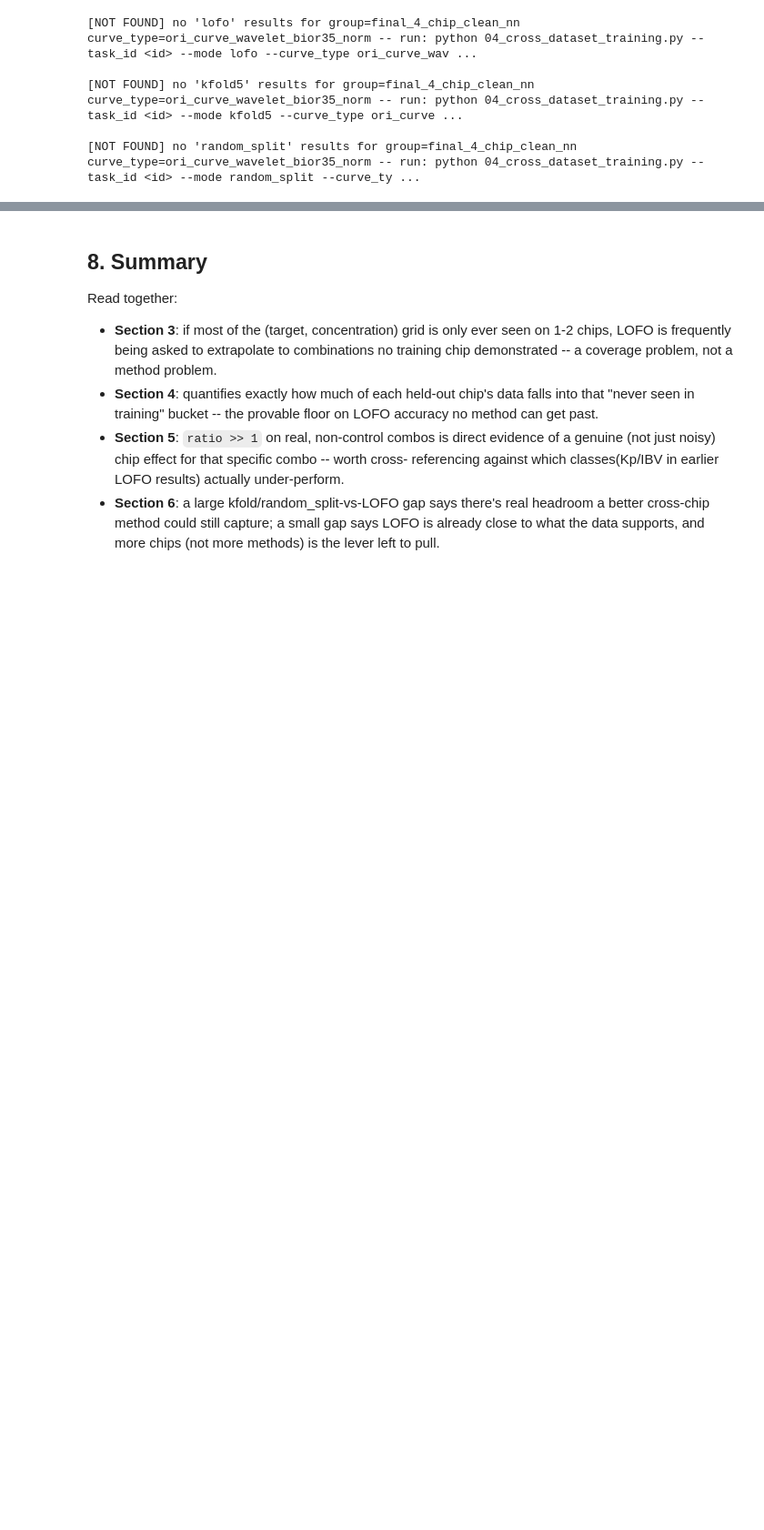
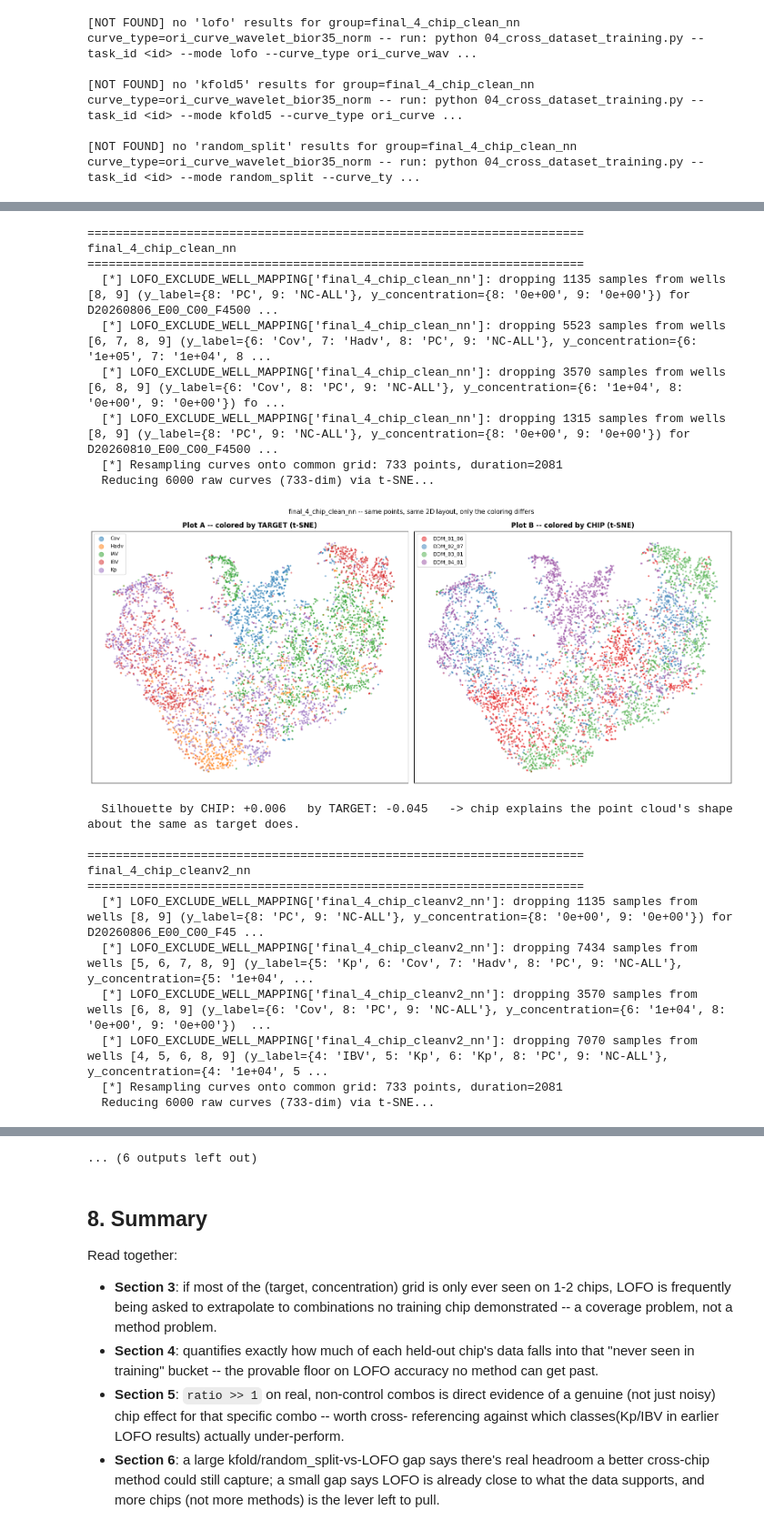
Before and after one commit to kautsarg/POC_DDM, a Jupyter notebook: gk_code/main/notebooks/20260816-lofo_data_coverage_diagnosis.ipynb, the cells around one changed output, grey strips where cells are left out. Shown at 91% size. Saved outputs shown, nothing was run; the diff lists cells and outputs as text; code cells hidden in the pictures; blank space fills up the shorter version.

Commit message:
lofo analysis

```diff
--- a/gk_code/main/notebooks/20260816-lofo_data_coverage_diagnosis.ipynb
+++ b/gk_code/main/notebooks/20260816-lofo_data_coverage_diagnosis.ipynb
@@ -531,0 +402,6 @@ Chip labeling explains the point cloud's shape about the same as target labeling
+# %%
+from sklearn.manifold import TSNE
+from sklearn.metrics import silhouette_score
+
+GROUPS_TO_TRY = list(config.CROSS_DATASET_GROUPS.keys())[3:11]
+print(f"Groups ({len(GROUPS_TO_TRY)}): {GROUPS_TO_TRY}")
@@ -531,0 +486,45 @@ Chip labeling explains the point cloud's shape about the same as target labeling
+# %%
+tsne_summary_rows = []
+
+for group_name in GROUPS_TO_TRY:
+    print(f"\n{'='*70}\n{group_name}\n{'='*70}")
+    loaded = load_group_curves(group_name)
+    if loaded is None:
+        print(f"  [SKIP] {group_name}: fewer than 2 usable datasets.")
+        continue
+    curves_g, y_mapped_g, dataset_id_g = loaded
+
+    X_sub, chip_sub, target_sub = subsample_per_chip(curves_g, y_mapped_g, dataset_id_g)
+    print(f"  Reducing {len(X_sub)} raw curves ({X_sub.shape[1]}-dim) via t-SNE...")
+    embedding_2d = compute_tsne(X_sub)
+
+    plot_tsne(embedding_2d, chip_sub, target_sub, group_name)
+    sil_chip, sil_target = silhouette_report(embedding_2d, chip_sub, target_sub)
+    tsne_summary_rows.append({"group": group_name, "n_points": len(X_sub),
+                              "silhouette_chip": sil_chip, "silhouette_target": sil_target,
+                              "chip_minus_target": sil_chip - sil_target})
+
+tsne_summary_df = pd.DataFrame(tsne_summary_rows).sort_values("chip_minus_target", ascending=False)
+tsne_summary_df
+# %% [output]
+======================================================================
+final_4_chip_clean_nn
+======================================================================
+  [*] LOFO_EXCLUDE_WELL_MAPPING['final_4_chip_clean_nn']: dropping 1135 samples from wells [8, 9] (y_label={8: 'PC', 9: 'NC-ALL'}, y_concentration={8: '0e+00', 9: '0e+00'}) for D20260806_E00_C00_F4500 ...
+  [*] LOFO_EXCLUDE_WELL_MAPPING['final_4_chip_clean_nn']: dropping 5523 samples from wells [6, 7, 8, 9] (y_label={6: 'Cov', 7: 'Hadv', 8: 'PC', 9: 'NC-ALL'}, y_concentration={6: '1e+05', 7: '1e+04', 8 ...
+  [*] LOFO_EXCLUDE_WELL_MAPPING['final_4_chip_clean_nn']: dropping 3570 samples from wells [6, 8, 9] (y_label={6: 'Cov', 8: 'PC', 9: 'NC-ALL'}, y_concentration={6: '1e+04', 8: '0e+00', 9: '0e+00'}) fo ...
+  [*] LOFO_EXCLUDE_WELL_MAPPING['final_4_chip_clean_nn']: dropping 1315 samples from wells [8, 9] (y_label={8: 'PC', 9: 'NC-ALL'}, y_concentration={8: '0e+00', 9: '0e+00'}) for D20260810_E00_C00_F4500 ...
+  [*] Resampling curves onto common grid: 733 points, duration=2081
+  Reducing 6000 raw curves (733-dim) via t-SNE...
+[figure, added]
+  Silhouette by CHIP: +0.006   by TARGET: -0.045   -> chip explains the point cloud's shape about the same as target does.
+
+======================================================================
+final_4_chip_cleanv2_nn
+======================================================================
+  [*] LOFO_EXCLUDE_WELL_MAPPING['final_4_chip_cleanv2_nn']: dropping 1135 samples from wells [8, 9] (y_label={8: 'PC', 9: 'NC-ALL'}, y_concentration={8: '0e+00', 9: '0e+00'}) for D20260806_E00_C00_F45 ...
+  [*] LOFO_EXCLUDE_WELL_MAPPING['final_4_chip_cleanv2_nn']: dropping 7434 samples from wells [5, 6, 7, 8, 9] (y_label={5: 'Kp', 6: 'Cov', 7: 'Hadv', 8: 'PC', 9: 'NC-ALL'}, y_concentration={5: '1e+04', ...
+  [*] LOFO_EXCLUDE_WELL_MAPPING['final_4_chip_cleanv2_nn']: dropping 3570 samples from wells [6, 8, 9] (y_label={6: 'Cov', 8: 'PC', 9: 'NC-ALL'}, y_concentration={6: '1e+04', 8: '0e+00', 9: '0e+00'})  ...
+  [*] LOFO_EXCLUDE_WELL_MAPPING['final_4_chip_cleanv2_nn']: dropping 7070 samples from wells [4, 5, 6, 8, 9] (y_label={4: 'IBV', 5: 'Kp', 6: 'Kp', 8: 'PC', 9: 'NC-ALL'}, y_concentration={4: '1e+04', 5 ...
+  [*] Resampling curves onto common grid: 733 points, duration=2081
+  Reducing 6000 raw curves (733-dim) via t-SNE...
@@ -532,3 +578,4 @@ Chip labeling explains the point cloud's shape about the same as target labeling
+... (6 outputs left out)
 # %% [markdown]
 ## 8. Summary
 
```
Also changed, not shown: parts of 11 cells of this notebook, 8 other files.
